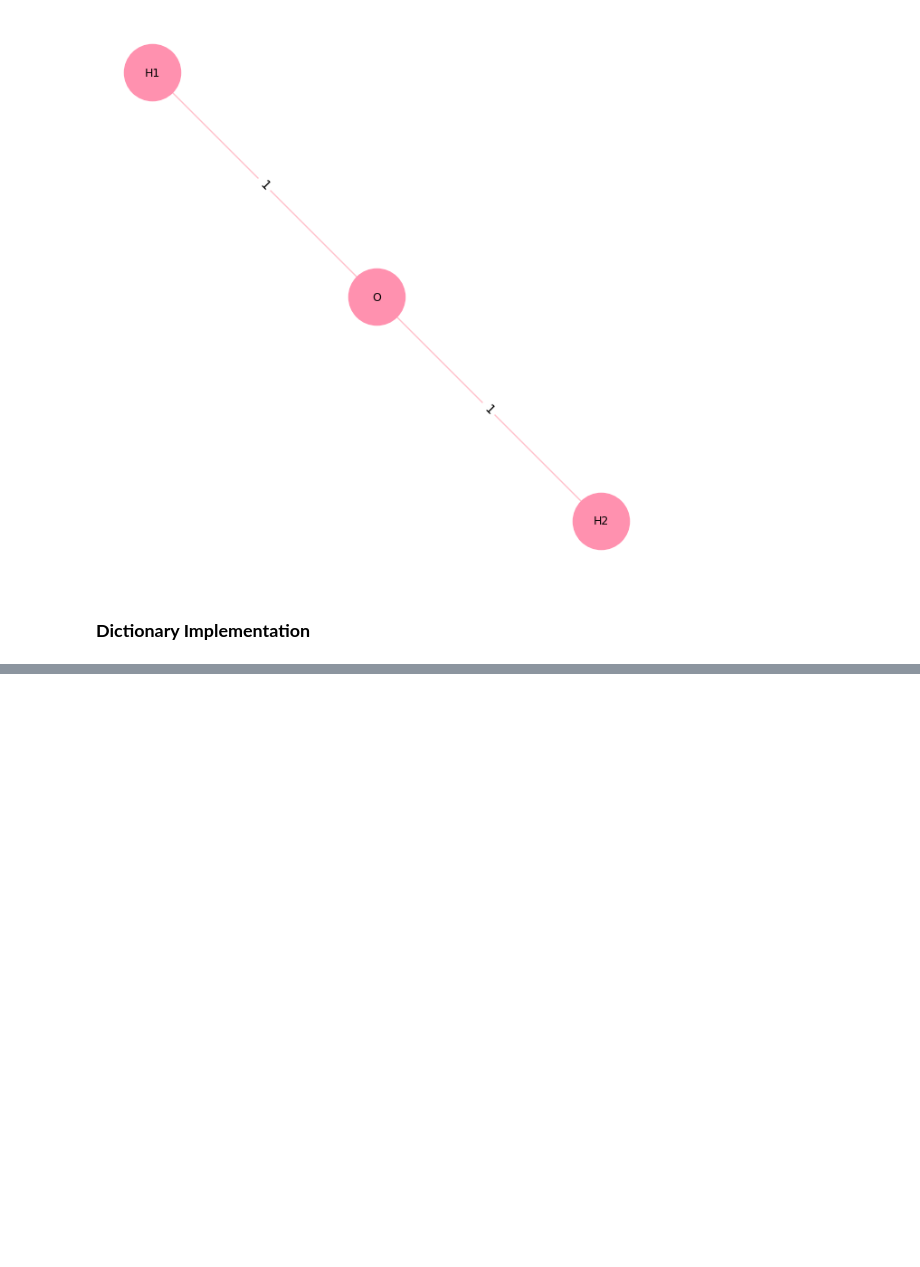
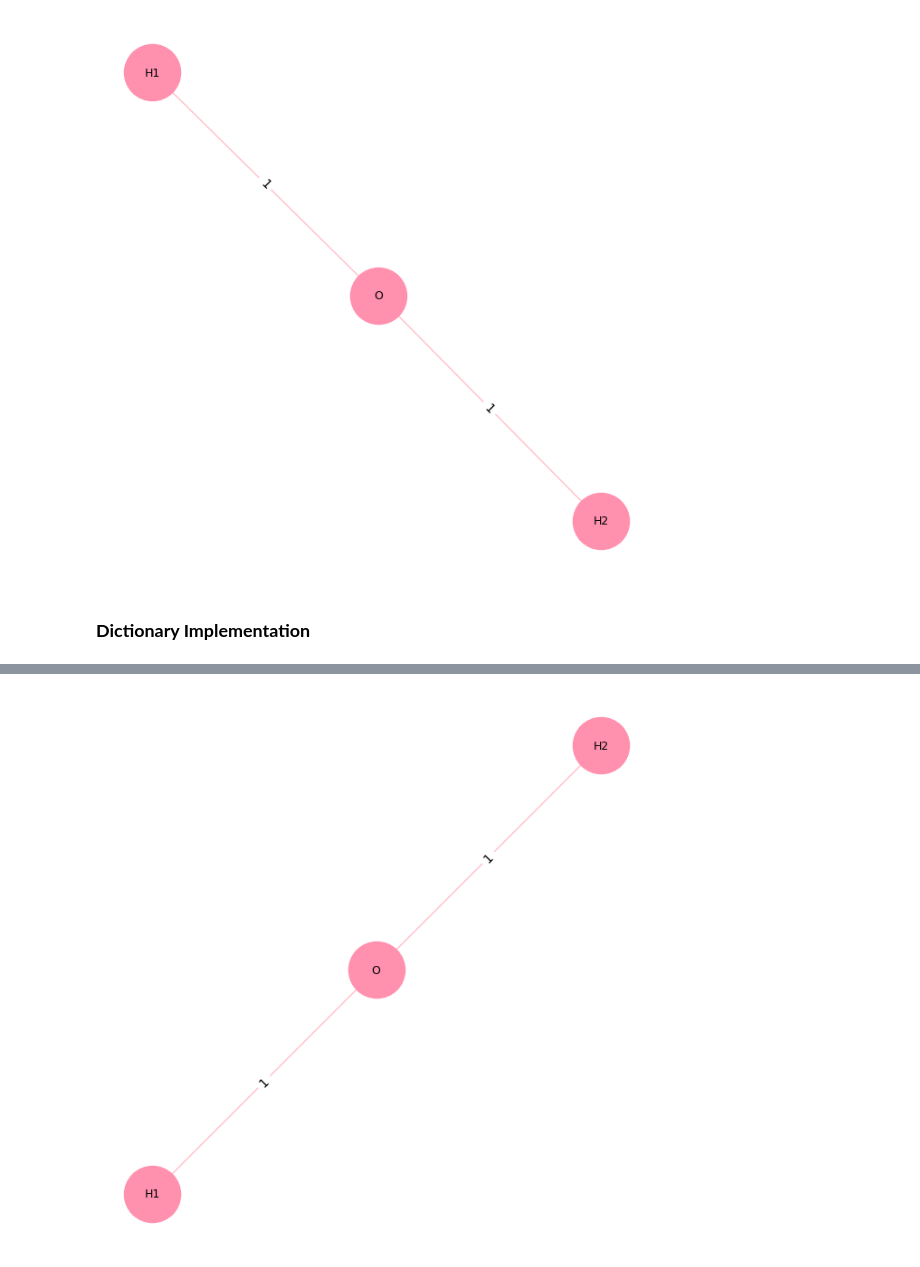
Before and after one commit to dariansal/graphs-deep-learning-explainability, a Jupyter notebook: notebooks/molecular-graphs.ipynb, the cells around one changed output, grey strips where cells are left out. Drawn from its saved outputs; the diff is of its cells as text; code cells hidden in the pictures; blank space fills up the shorter version.

Commit message:
Implement molecular graph with dictionary structure similar to NetworkX.

```diff
--- a/notebooks/molecular-graphs.ipynb
+++ b/notebooks/molecular-graphs.ipynb
@@ -396,19 +398,3 @@ water.visualize()
 [figure]
 # %% [markdown]
 ### __Dictionary Implementation__
-# %%
-class GraphD:
-    class Node:
-        ATOM_TYPE = ['C', 'H', 'O']
-
-        def __init__(self, atom_type, non_bonding, encoder):
-            self.atom_type = atom_type
-            self.non_bonding = non_bonding
-            self.encoder = encoder
-            self.hot_atom = None
-
-        def _encode_features(self):
-            self.hot_atom = self.encoder.transform(self.atom_type)
-
-    class Edge:
-        def __init__(self, node1, node2, )
@@ -416,0 +512,11 @@ SyntaxError: incomplete input (3018243294.py, line 11)
+# %%
+molecule = GraphD(name="H2O")
+
+molecule.add_node(label = 'H1', atom = 'H', non_bonding_valence = 0)
+molecule.add_node(label = 'O', atom = 'O', non_bonding_valence = 4)
+molecule.add_node(label = 'H2', atom = 'H', non_bonding_valence = 0)
+
+molecule.add_edge('H1', 'O', bond_order=1)
+molecule.add_edge('H2', 'O', bond_order=1)
+
+print(molecule)
@@ -416,0 +542,4 @@ SyntaxError: incomplete input (3018243294.py, line 11)
+# %%
+molecule.visualize()
+# %% [output]
+[figure, added]
```
Also changed, not shown: parts of 9 cells of this notebook, 1 other file.
